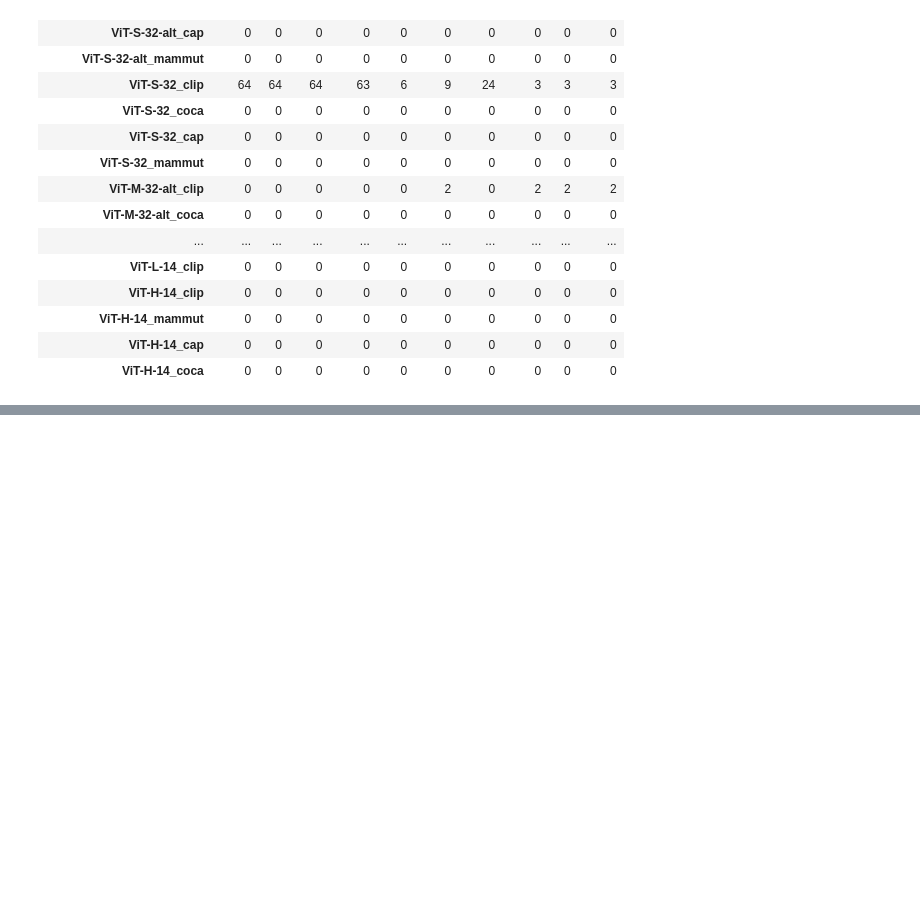
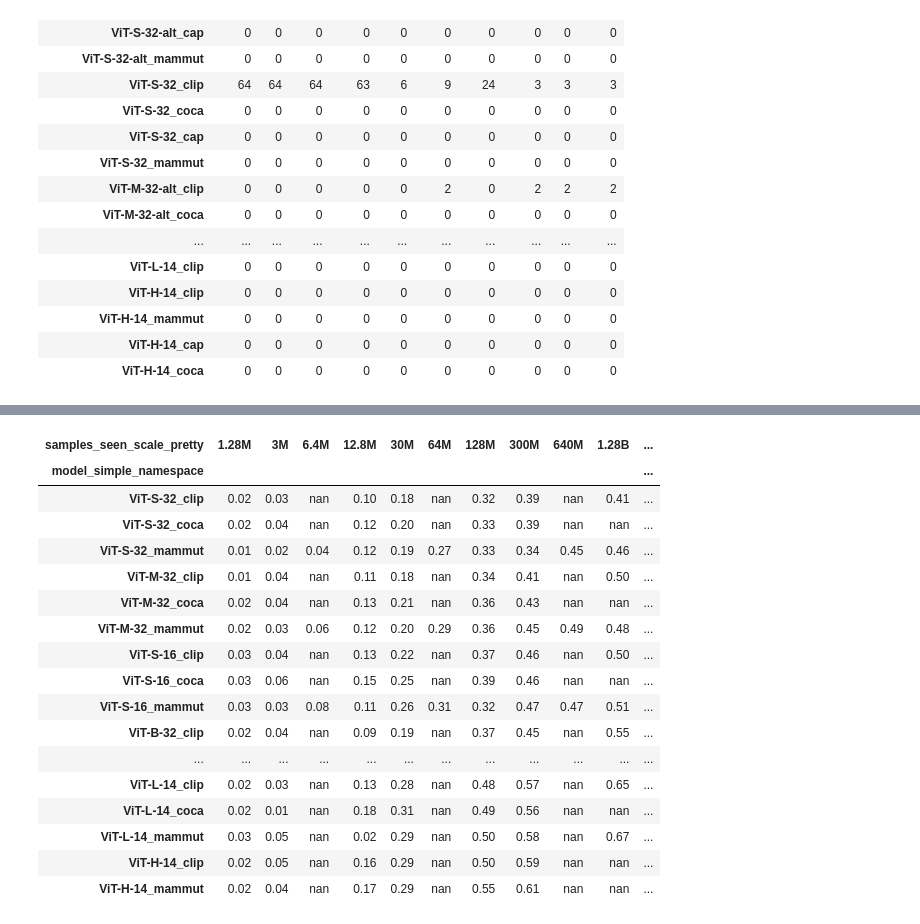
Before and after one commit to SLAMPAI/open_clip_scaling, a Jupyter notebook: overview.ipynb, the cells around one changed output, grey strips where cells are left out. Saved outputs shown, nothing was run; the diff lists cells and outputs as text; code cells hidden in the pictures; blank space fills up the shorter version.

```diff
--- a/overview.ipynb
+++ b/overview.ipynb
@@ -138,37 +138,50 @@ def highlight_value(value):
     rgba = cmap(value)
     # return a list of css background-color values
     return 'background-color: rgba%s' % str((int(rgba[0]*255), int(rgba[1]*255), int(rgba[2]*255), rgba[3]))
+evals = [
+    ("imagenet1k", "acc1"),
+    ("mscoco_captions", "image_retrieval_recall@5"),
+    ("winoground", "text_acc"),
+    ("sugar_crepe", "acc"),
+    ("sugar_crepe/swap_obj", "acc")
+]
+for ds, metric in evals:
+    for scheduler in ("cosine", "const-cooldown"):
 
-for scheduler in ("cosine", "const-cooldown"):
-    ds, metric = "imagenet1k", "acc1"
-    d = df
-    d = d[d.pretrain_dataset=="datacomp_1b"]
-    d = d[d.downstream_dataset==ds]
-    d = d[d.epoch==d.total_epochs]
+        d = df
+        d = d[d.pretrain_dataset=="datacomp_1b"]
+        d = d[d.downstream_dataset==ds]
+        d = d[d.epoch==d.total_epochs]
 
-    d = d[d.lr_scheduler==scheduler]
+        d = d[d.lr_scheduler==scheduler]
 
-    vars=("samples_seen_scale_pretty", "model_simple_namespace")
+        vars=("samples_seen_scale_pretty", "model_simple_namespace")
 
-    d = d.drop_duplicates(subset=vars, keep="first")
-    d = pd.pivot(
-        d,
-        index="samples_seen_scale_pretty",
-        columns=("model_simple_namespace"),
-        values=metric,
-    )
-    cols = d.columns
-    cols = sorted(cols, key=lambda k:model_profile.loc["_".join(k.split("_")[:-1])].gflops)
-    d = d[cols]
-    index = sorted(d.index, key=lambda k:samples_seen_from_str(k))
-    d = d.loc[index]
-    d = d.T
-    #d[d.isna()] = "-"
-    d =  d.style.map(highlight_value)
+        d = d.drop_duplicates(subset=vars, keep="first")
+        d = pd.pivot(
+            d,
+            index="samples_seen_scale_pretty",
+            columns=("model_simple_namespace"),
+            values=metric,
+        )
+        cols = d.columns
+        cols = sorted(cols, key=lambda k:model_profile.loc["_".join(k.split("_")[:-1])].gflops)
+        d = d[cols]
+        index = sorted(d.index, key=lambda k:samples_seen_from_str(k))
+        d = d.loc[index]
+        d = d.T
+        #d[d.isna()] = "-"
+        d =  d.style.map(highlight_value)
 
-    # round to 2 digits
-    d = d.format("{:.2f}")
-    # replace nan cells with empty string
-    print("Result of finished experiments (trained and evaled) for scheduler", scheduler)
-    display(d)
+        # round to 2 digits
+        d = d.format("{:.2f}")
+        # replace nan cells with empty string
+
+
+        #print(f"Result on {ds} {metric} for scheduler {scheduler}")
+
+        # display XXX on notebook ith bold
+        display_html("<b>Result on {} {} for scheduler {}</b>".format(ds, metric, scheduler), raw=True)
+
+        display(d)
 # %% [output]
@@ -174,0 +220,18 @@ for scheduler in ("cosine", "const-cooldown"):
+| samples_seen_scale_pretty | 1.28M | 3M | 6.4M | 12.8M | 30M | 64M | 128M | 300M | 640M | 1.28B | ... |
+| model_simple_namespace |  |  |  |  |  |  |  |  |  |  | ... |
+| ViT-S-32_clip | 0.02 | 0.03 | nan | 0.10 | 0.18 | nan | 0.32 | 0.39 | nan | 0.41 | ... |
+| ViT-S-32_coca | 0.02 | 0.04 | nan | 0.12 | 0.20 | nan | 0.33 | 0.39 | nan | nan | ... |
+| ViT-S-32_mammut | 0.01 | 0.02 | 0.04 | 0.12 | 0.19 | 0.27 | 0.33 | 0.34 | 0.45 | 0.46 | ... |
+| ViT-M-32_clip | 0.01 | 0.04 | nan | 0.11 | 0.18 | nan | 0.34 | 0.41 | nan | 0.50 | ... |
+| ViT-M-32_coca | 0.02 | 0.04 | nan | 0.13 | 0.21 | nan | 0.36 | 0.43 | nan | nan | ... |
+| ViT-M-32_mammut | 0.02 | 0.03 | 0.06 | 0.12 | 0.20 | 0.29 | 0.36 | 0.45 | 0.49 | 0.48 | ... |
+| ViT-S-16_clip | 0.03 | 0.04 | nan | 0.13 | 0.22 | nan | 0.37 | 0.46 | nan | 0.50 | ... |
+| ViT-S-16_coca | 0.03 | 0.06 | nan | 0.15 | 0.25 | nan | 0.39 | 0.46 | nan | nan | ... |
+| ViT-S-16_mammut | 0.03 | 0.03 | 0.08 | 0.11 | 0.26 | 0.31 | 0.32 | 0.47 | 0.47 | 0.51 | ... |
+| ViT-B-32_clip | 0.02 | 0.04 | nan | 0.09 | 0.19 | nan | 0.37 | 0.45 | nan | 0.55 | ... |
+| ... | ... | ... | ... | ... | ... | ... | ... | ... | ... | ... | ... |
+| ViT-L-14_clip | 0.02 | 0.03 | nan | 0.13 | 0.28 | nan | 0.48 | 0.57 | nan | 0.65 | ... |
+| ViT-L-14_coca | 0.02 | 0.01 | nan | 0.18 | 0.31 | nan | 0.49 | 0.56 | nan | nan | ... |
+| ViT-L-14_mammut | 0.03 | 0.05 | nan | 0.02 | 0.29 | nan | 0.50 | 0.58 | nan | 0.67 | ... |
+| ViT-H-14_clip | 0.02 | 0.05 | nan | 0.16 | 0.29 | nan | 0.50 | 0.59 | nan | nan | ... |
+| ViT-H-14_mammut | 0.02 | 0.04 | nan | 0.17 | 0.29 | nan | 0.55 | 0.61 | nan | nan | ... |
```
Also changed, not shown: parts of 2 cells of this notebook.
